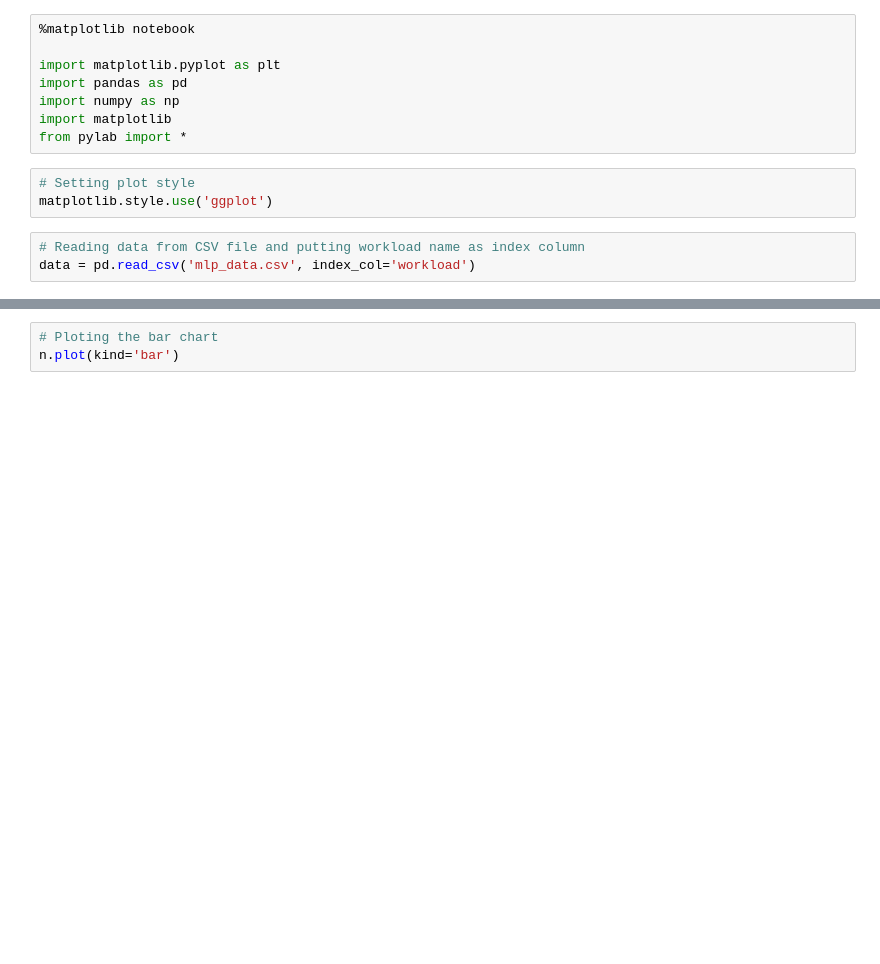
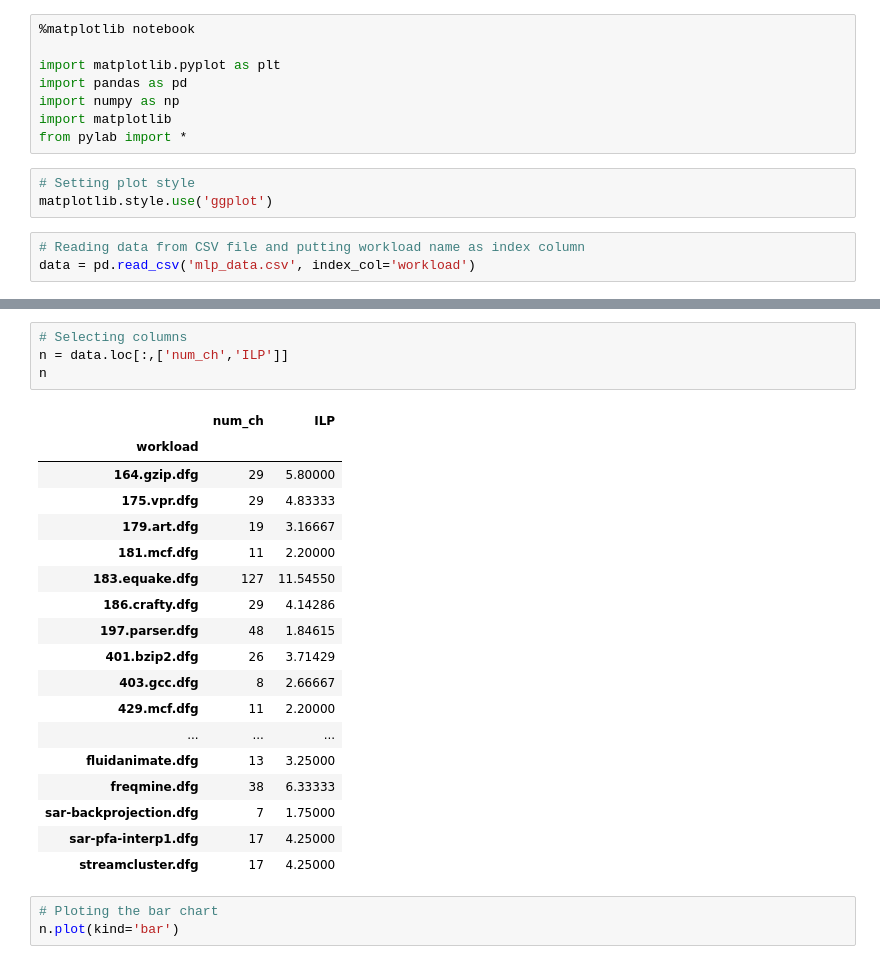
Before and after one commit to amsharifian/plotpython, a Jupyter notebook: Scripts/SimpleBarChart.ipynb, the cells around one changed output, grey strips where cells are left out. Saved outputs shown, nothing was run; the diff lists cells and outputs as text; blank space fills up the shorter version.

Commit message:
Select columns

```diff
--- a/Scripts/SimpleBarChart.ipynb
+++ b/Scripts/SimpleBarChart.ipynb
@@ -22,3 +15,26 @@ n = data.iloc[:,[6,7]]
+# %%
+# Selecting columns
+n = data.loc[:,['num_ch','ILP']]
+n
+# %% [output]
+|  | num_ch | ILP |
+| workload |  |  |
+| 164.gzip.dfg | 29 | 5.80000 |
+| 175.vpr.dfg | 29 | 4.83333 |
+| 179.art.dfg | 19 | 3.16667 |
+| 181.mcf.dfg | 11 | 2.20000 |
+| 183.equake.dfg | 127 | 11.54550 |
+| 186.crafty.dfg | 29 | 4.14286 |
+| 197.parser.dfg | 48 | 1.84615 |
+| 401.bzip2.dfg | 26 | 3.71429 |
+| 403.gcc.dfg | 8 | 2.66667 |
+| 429.mcf.dfg | 11 | 2.20000 |
+| ... | ... | ... |
+| fluidanimate.dfg | 13 | 3.25000 |
+| freqmine.dfg | 38 | 6.33333 |
+| sar-backprojection.dfg | 7 | 1.75000 |
+| sar-pfa-interp1.dfg | 17 | 4.25000 |
+| streamcluster.dfg | 17 | 4.25000 |
 # %%
 # Ploting the bar chart
 n.plot(kind='bar')
```
Also changed, not shown: parts of 1 cell of this notebook, 2 other files.
